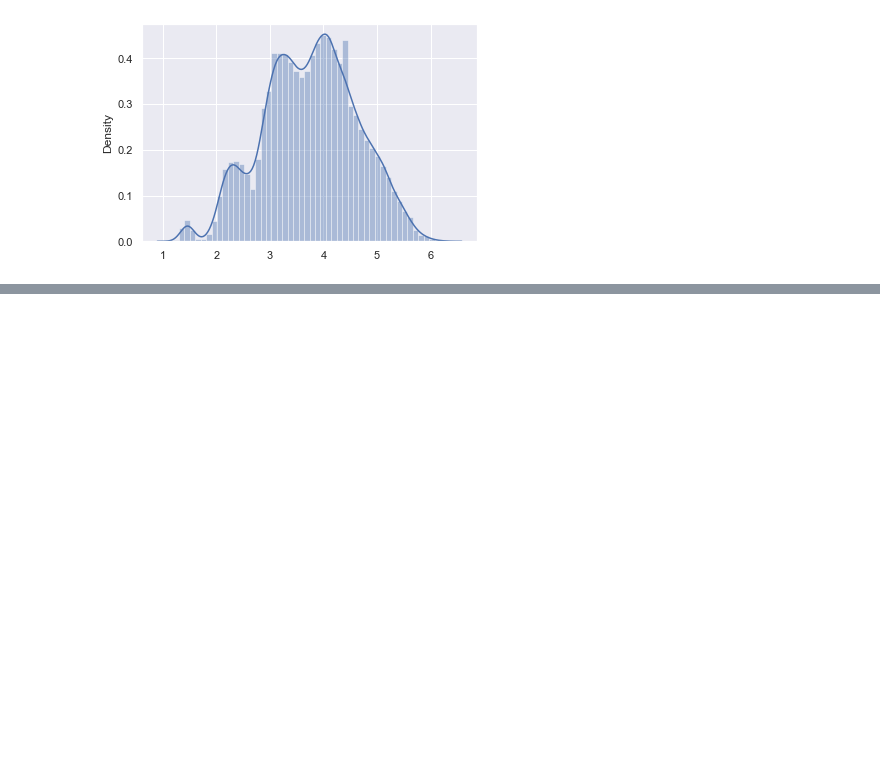
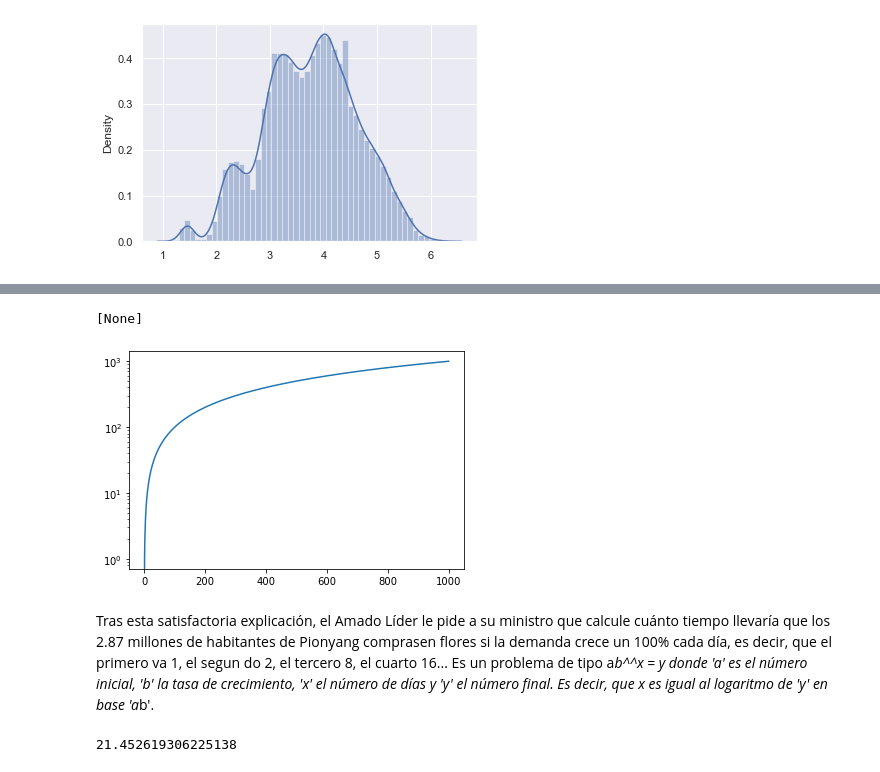
Before and after one commit to Origamologo/Tipos-de-distribucion, a Jupyter notebook: distribuciones_estadisticas.ipynb, the cells around one changed output, grey strips where cells are left out. Saved outputs shown, nothing was run; the diff lists cells and outputs as text; code cells hidden in the pictures; blank space fills up the shorter version.

```diff
--- a/distribuciones_estadisticas.ipynb
+++ b/distribuciones_estadisticas.ipynb
@@ -116,0 +137,13 @@ plt.show()
+# %%
+fig1 = sns.lineplot(data=range(1000))
+fig1.set(yscale='log')
+# %% [output]
+[None]
+[figure, added]
+# %% [markdown]
+Tras esta satisfactoria explicación, el Amado Líder le pide a su ministro que calcule cuánto tiempo llevaría que los 2.87 millones de habitantes de Pionyang comprasen flores si la demanda crece un 100% cada día, es decir, que el primero va 1, el segun do 2, el tercero 8, el cuarto 16... Es un problema de tipo a*b^^x = y donde 'a' es el número inicial, 'b' la tasa de crecimiento, 'x' el número de días y 'y' el número final. Es decir, que x es igual al logaritmo de 'y' en base 'a*b'.
+# %%
+dias = math.log(2870000, 2)
+dias
+# %% [output]
+21.452619306225138
```
Also changed, not shown: parts of 18 cells of this notebook, 2 other files.
